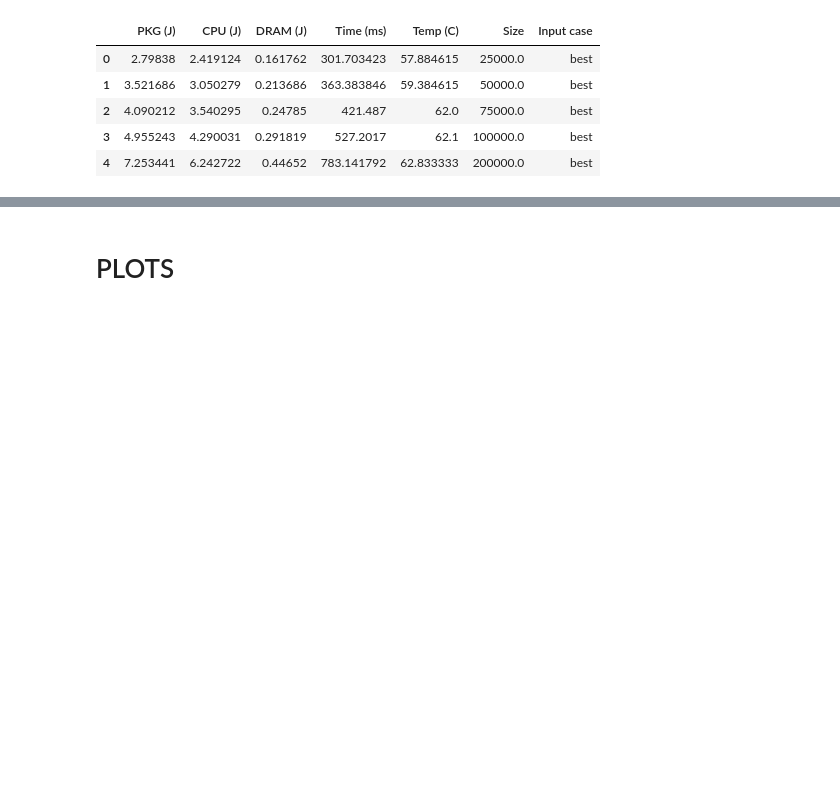
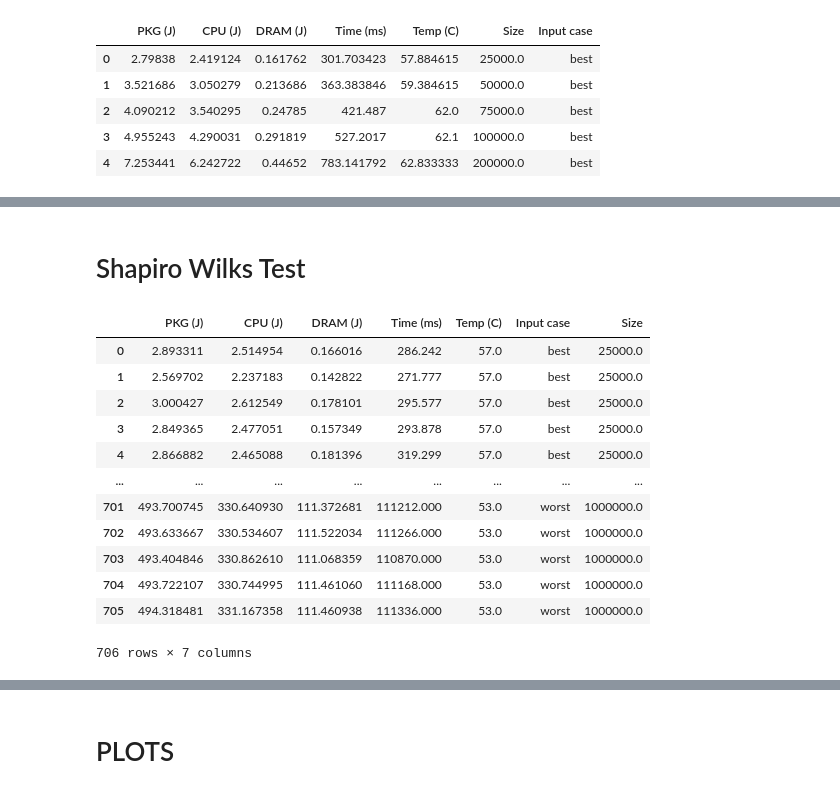
Before and after one commit to hrallil/RAPL_measurements, a Jupyter notebook: Java/FinalResults/FinalAnalysis/CountingMajaTest.ipynb, the cells around one changed output, grey strips where cells are left out. Drawn from its saved outputs; the diff is of its cells as text; code cells hidden in the pictures; blank space fills up the shorter version.

Commit message:
Shapiro Wilks test still need test for each random

```diff
--- a/Java/FinalResults/FinalAnalysis/CountingMajaTest.ipynb
+++ b/Java/FinalResults/FinalAnalysis/CountingMajaTest.ipynb
@@ -157,3 +158,21 @@ dfCountingMean16
 | 23 | 448.215798 | 306.637803 | 98.959174 | 95751.116667 | 52.8 | 800000.0 | worst | 0.751651 | 237.585580 | ... |
 | 24 | 472.151744 | 319.791602 | 105.135522 | 103302.444444 | 53.0 | 900000.0 | worst | 0.783242 | 256.258350 | ... |
 | 25 | 493.328835 | 330.693321 | 111.256769 | 110962.5 | 53.0 | 1000000.0 | worst | 0.809611 | 275.318784 | ... |
+# %% [markdown]
+# Shapiro Wilks Test
+# %%
+dfCounting16
+# %% [output]
+|  | PKG (J) | CPU (J) | DRAM (J) | Time (ms) | Temp (C) | Input case | Size |
+| 0 | 2.893311 | 2.514954 | 0.166016 | 286.242 | 57.0 | best | 25000.0 |
+| 1 | 2.569702 | 2.237183 | 0.142822 | 271.777 | 57.0 | best | 25000.0 |
+| 2 | 3.000427 | 2.612549 | 0.178101 | 295.577 | 57.0 | best | 25000.0 |
+| 3 | 2.849365 | 2.477051 | 0.157349 | 293.878 | 57.0 | best | 25000.0 |
+| 4 | 2.866882 | 2.465088 | 0.181396 | 319.299 | 57.0 | best | 25000.0 |
+| ... | ... | ... | ... | ... | ... | ... | ... |
+| 701 | 493.700745 | 330.640930 | 111.372681 | 111212.000 | 53.0 | worst | 1000000.0 |
+| 702 | 493.633667 | 330.534607 | 111.522034 | 111266.000 | 53.0 | worst | 1000000.0 |
+| 703 | 493.404846 | 330.862610 | 111.068359 | 110870.000 | 53.0 | worst | 1000000.0 |
+| 704 | 493.722107 | 330.744995 | 111.461060 | 111168.000 | 53.0 | worst | 1000000.0 |
+| 705 | 494.318481 | 331.167358 | 111.460938 | 111336.000 | 53.0 | worst | 1000000.0 |
+706 rows × 7 columns
```
Also changed, not shown: parts of 14 cells of this notebook, 1 other file.
